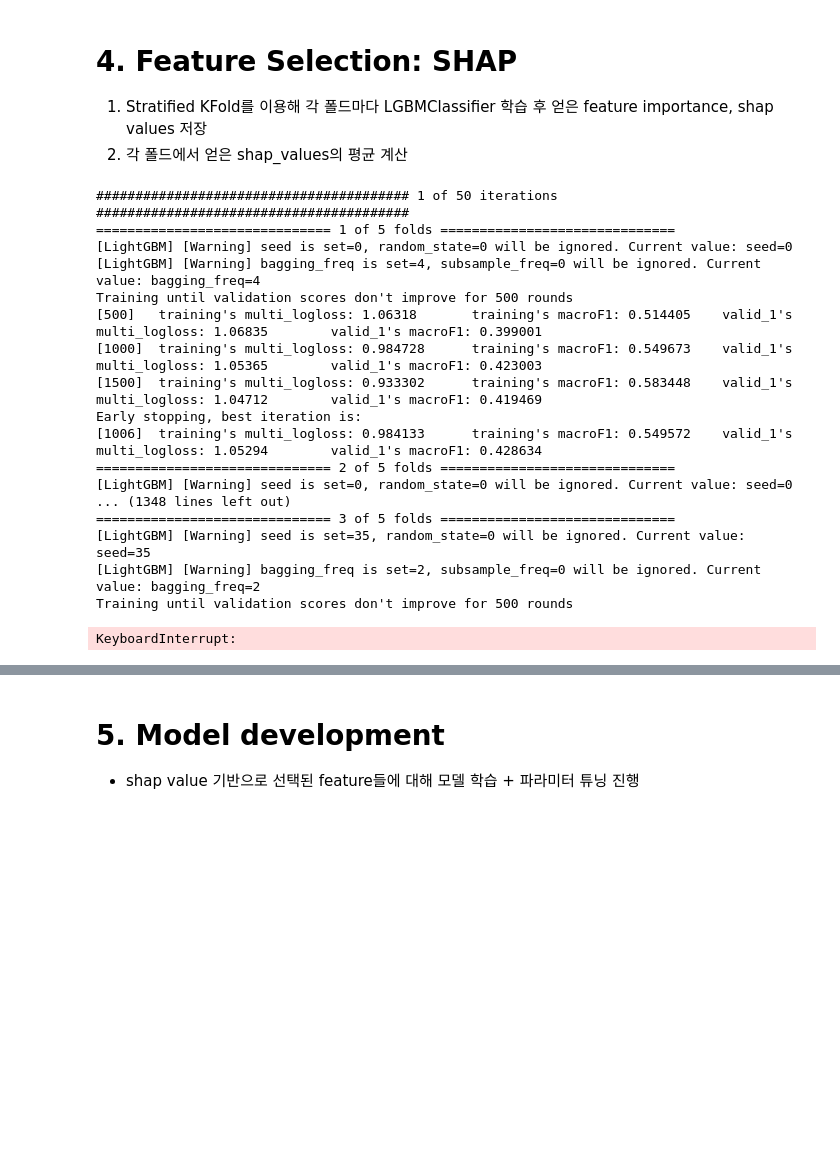
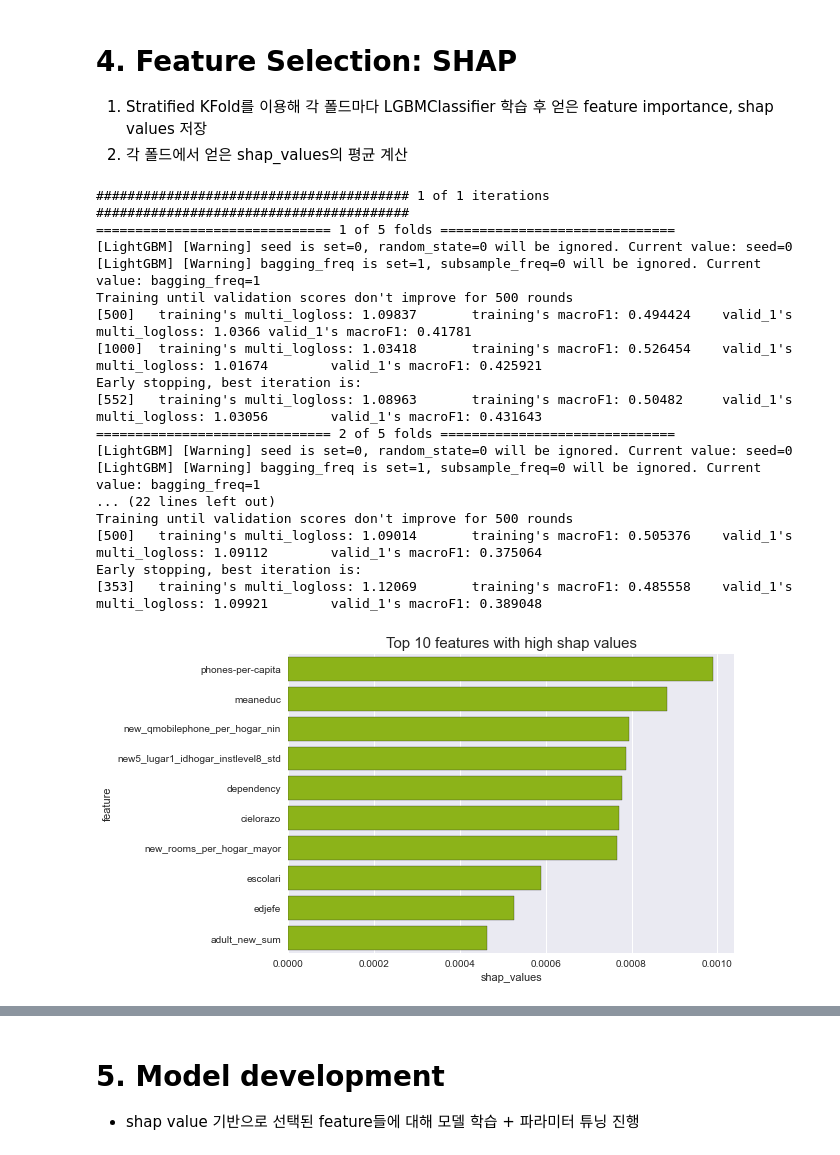
Before and after one commit to Deep-dive-into-Kaggle-and-ML/Kaggle, a Jupyter notebook: week05/Hyewon/LGBMClassifier with SHAP.ipynb, the cells around one changed output, grey strips where cells are left out. Drawn from its saved outputs; the diff is of its cells as text; code cells hidden in the pictures; blank space fills up the shorter version.

```diff
--- a/week05/Hyewon/LGBMClassifier with SHAP.ipynb
+++ b/week05/Hyewon/LGBMClassifier with SHAP.ipynb
@@ -1172,11 +1172,12 @@ def extract_good_features_using_shap_LGB(params, SEED):
         feat_imp_df = pd.concat([feat_imp_df, fold_imp_df])
 
     feat_imp_df_shap = feat_imp_df.groupby('feature').mean().sort_values('shap_values', ascending = False).reset_index()
+    feat_imp = feat_imp_df.groupby('feature').mean().sort_values('feat_imp', ascending = False).reset_index()
 
-    return feat_imp_df_shap
+    return feat_imp, feat_imp_df_shap
 # %%
 total_shap_df = pd.DataFrame()
-NUM_ITERATIONS = 30
+NUM_ITERATIONS = 1
 for SEED in range(NUM_ITERATIONS):
     print('#'*40, '{} of {} iterations'.format(SEED+1, NUM_ITERATIONS), '#' * 40)
     params = {'max_depth': np.random.choice([5, 6, 7, 8, 10, 12, -1]),
@@ -1190,24 +1191,31 @@ for SEED in range(NUM_ITERATIONS):
               'bagging_freq': np.random.randint(4) +1,
               'min_child_weight': np.random.randint(100) + 20
              }
-    temp_shap_df = extract_good_features_using_shap_LGB(params, SEED)
+    temp_feat_imp, temp_shap_df = extract_good_features_using_shap_LGB(params, SEED)
     total_shap_df = pd.concat([total_shap_df, temp_shap_df])
 # %% [output]
-######################################## 1 of 50 iterations ########################################
+######################################## 1 of 1 iterations ########################################
 ============================== 1 of 5 folds ==============================
 [LightGBM] [Warning] seed is set=0, random_state=0 will be ignored. Current value: seed=0
-[LightGBM] [Warning] bagging_freq is set=4, subsample_freq=0 will be ignored. Current value: bagging_freq=4
+[LightGBM] [Warning] bagging_freq is set=1, subsample_freq=0 will be ignored. Current value: bagging_freq=1
 Training until validation scores don't improve for 500 rounds
-[500]   training's multi_logloss: 1.06318       training's macroF1: 0.514405    valid_1's multi_logloss: 1.06835        valid_1's macroF1: 0.399001
-[1000]  training's multi_logloss: 0.984728      training's macroF1: 0.549673    valid_1's multi_logloss: 1.05365        valid_1's macroF1: 0.423003
-[1500]  training's multi_logloss: 0.933302      training's macroF1: 0.583448    valid_1's multi_logloss: 1.04712        valid_1's macroF1: 0.419469
+[500]   training's multi_logloss: 1.09837       training's macroF1: 0.494424    valid_1's multi_logloss: 1.0366 valid_1's macroF1: 0.41781
+[1000]  training's multi_logloss: 1.03418       training's macroF1: 0.526454    valid_1's multi_logloss: 1.01674        valid_1's macroF1: 0.425921
 Early stopping, best iteration is:
-[1006]  training's multi_logloss: 0.984133      training's macroF1: 0.549572    valid_1's multi_logloss: 1.05294        valid_1's macroF1: 0.428634
+[552]   training's multi_logloss: 1.08963       training's macroF1: 0.50482     valid_1's multi_logloss: 1.03056        valid_1's macroF1: 0.431643
 ============================== 2 of 5 folds ==============================
 [LightGBM] [Warning] seed is set=0, random_state=0 will be ignored. Current value: seed=0
-... (1348 lines left out)
-============================== 3 of 5 folds ==============================
-[LightGBM] [Warning] seed is set=35, random_state=0 will be ignored. Current value: seed=35
-[LightGBM] [Warning] bagging_freq is set=2, subsample_freq=0 will be ignored. Current value: bagging_freq=2
+[LightGBM] [Warning] bagging_freq is set=1, subsample_freq=0 will be ignored. Current value: bagging_freq=1
+... (22 lines left out)
 Training until validation scores don't improve for 500 rounds
+[500]   training's multi_logloss: 1.09014       training's macroF1: 0.505376    valid_1's multi_logloss: 1.09112        valid_1's macroF1: 0.375064
+Early stopping, best iteration is:
+[353]   training's multi_logloss: 1.12069       training's macroF1: 0.485558    valid_1's multi_logloss: 1.09921        valid_1's macroF1: 0.389048
-KeyboardInterrupt:
+# %%
+temp_shap_df = temp_shap_df[:10]
+
+sns.barplot(x = temp_shap_df['shap_values'], y = temp_shap_df['feature'], color = '#99cc00', edgecolor = 'k')
+plt.title('Top 10 features with high shap values', fontsize = 15)
+plt.show()
+# %% [output]
+[figure, added]
```
Also changed, not shown: parts of 2 cells of this notebook, 1 other file.
